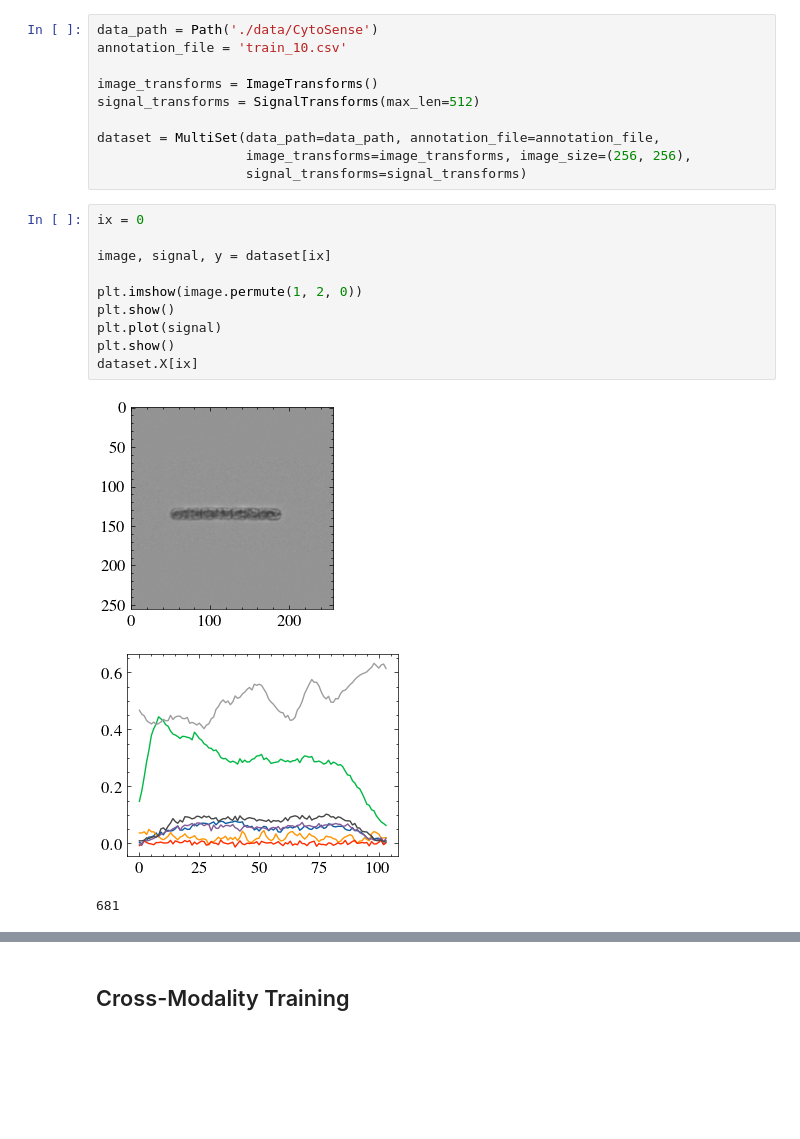
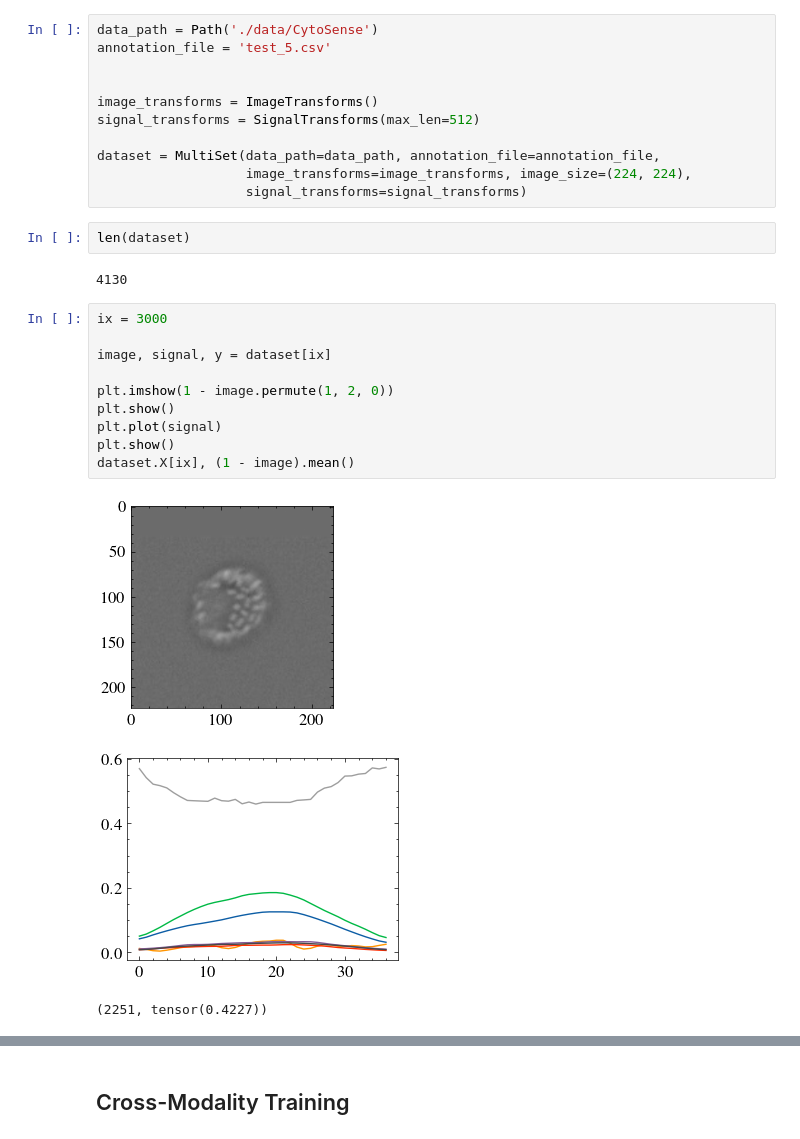
Before and after one commit to imveikka/multimodal_plankton_recognition, a Jupyter notebook: sandbox.ipynb, the cells around one changed output, grey strips where cells are left out. Drawn from its saved outputs; the diff is of its cells as text; blank space fills up the shorter version.

```diff
--- a/sandbox.ipynb
+++ b/sandbox.ipynb
@@ -38,25 +39,30 @@ plt.rcParams.update({
 })
 # %%
 data_path = Path('./data/CytoSense')
-annotation_file = 'train_10.csv'
+annotation_file = 'test_5.csv'
+
 
 image_transforms = ImageTransforms()
 signal_transforms = SignalTransforms(max_len=512)
 
 dataset = MultiSet(data_path=data_path, annotation_file=annotation_file,
-                   image_transforms=image_transforms, image_size=(256, 256),
+                   image_transforms=image_transforms, image_size=(224, 224),
                    signal_transforms=signal_transforms)
+# %%
+len(dataset)
+# %% [output]
+4130
 # %%
-ix = 0
+ix = 3000
 
 image, signal, y = dataset[ix]
 
-plt.imshow(image.permute(1, 2, 0))
+plt.imshow(1 - image.permute(1, 2, 0))
 plt.show()
 plt.plot(signal)
 plt.show()
-dataset.X[ix]
+dataset.X[ix], (1 - image).mean()
 # %% [output]
-[figure, old version]
+[figure, new version]
-[figure, old version]
+[figure, new version]
-681
+(2251, tensor(0.4227))
```
Also changed, not shown: parts of 12 cells of this notebook, 4 other files.
